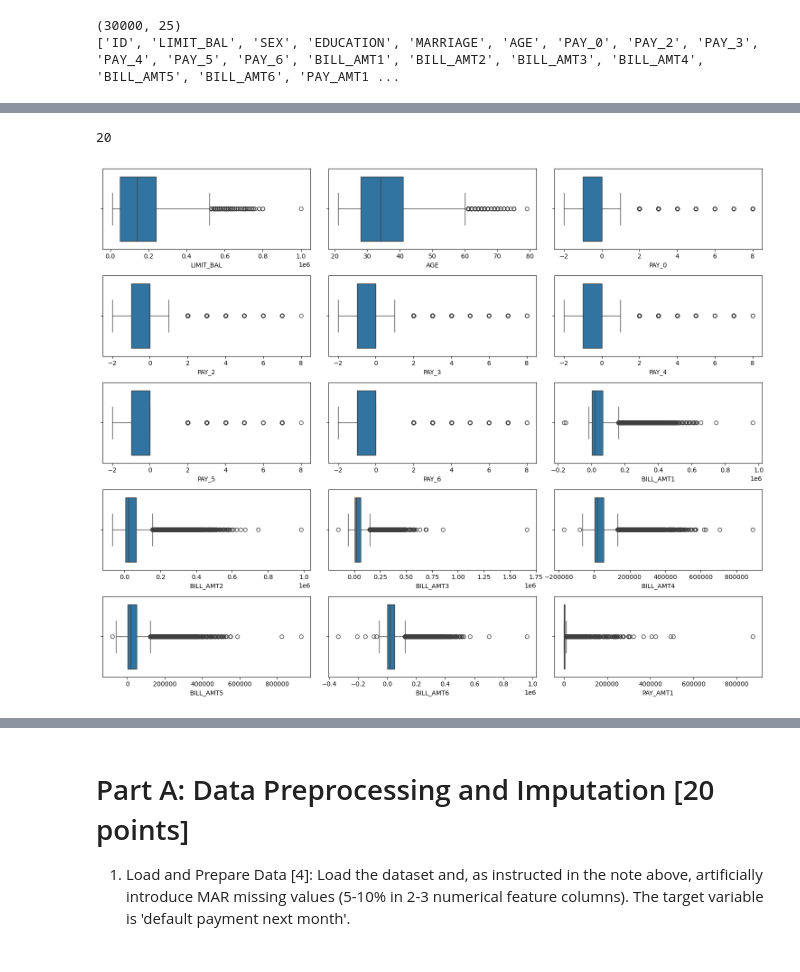
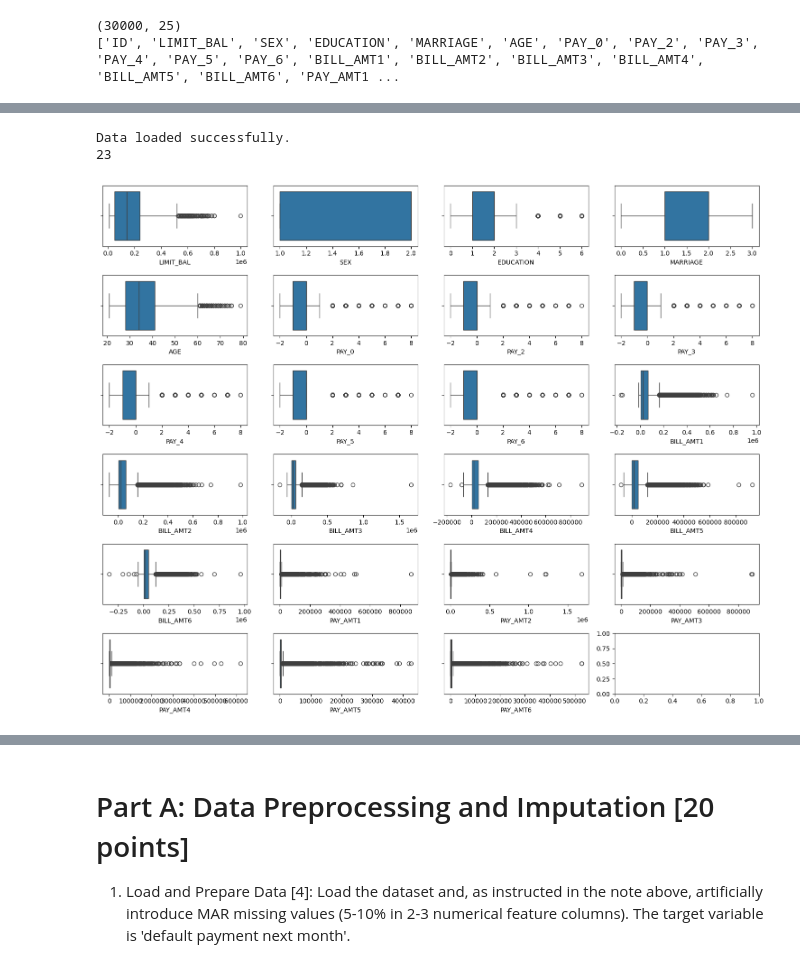
Before and after one commit to harshit-8118/assignment-6-harshit-8118, a Jupyter notebook: main.ipynb, the cells around one changed output, grey strips where cells are left out. Cells and saved outputs as stored; diff of their text form; code cells hidden in the pictures.

```diff
--- a/main.ipynb
+++ b/main.ipynb
@@ -38,4 +35,5 @@ Data loaded successfully.
 # %%
+df = df.rename(columns={'default.payment.next.month': 'Default'})
 print(df.shape)
 print(df.columns.to_list())
 # %% [output]
@@ -65,7 +63,7 @@ dtype: int64
 cat_cols = []
 
 for col in df.columns:
-  if df[col].nunique() < 8:
+  if df[col].nunique() < 12:
     cat_cols.append(col)
     print(col, df[col].unique())
 
@@ -79,5 +83,9 @@ Categorical columns: ['SEX', 'EDUCATION', 'MARRIAGE', 'default.payment.next.mont
 # %%
-for col in cat_cols:
-  df[col] = df[col].astype('category')
+# for col in cat_cols:
+#   df[col] = df[col].astype('category')
 
-df.info()
+# numeric_df = df.select_dtypes(include=np.number)
+
+# df = numeric_df
+# df['Default'] = original['Default']
+# df.info()
@@ -102,6 +91,0 @@ memory usage: 4.9 MB
-# %%
-numeric_df = df.select_dtypes(include=np.number)
-
-df = numeric_df
-df['default.payment.next.month'] = original['default.payment.next.month']
-df.info()
@@ -126,19 +92,21 @@ memory usage: 5.0 MB
 # %%
-X = df.drop(columns=['ID', 'default.payment.next.month'])
-y = df['default.payment.next.month']
+reload_dataset()
+X = df.drop(columns=['ID', 'Default'])
+y = df['Default']
 
 num_cols = X.select_dtypes(include='number').columns.tolist()
 print(len(num_cols))
 
 
-fig, axs = plt.subplots(5, 3, figsize=(15, 12))
+fig, axs = plt.subplots(6, 4, figsize=(15, 12))
 axs = axs.flatten()
 
 for ax, col in zip(axs, num_cols):
   sns.boxplot(x=col, data=X, ax=ax)
 
 plt.tight_layout()
 plt.show()
 # %% [output]
-20
+Data loaded successfully.
+23
-[figure, old version]
+[figure, new version]
```
Also changed, not shown: parts of 23 cells of this notebook.
